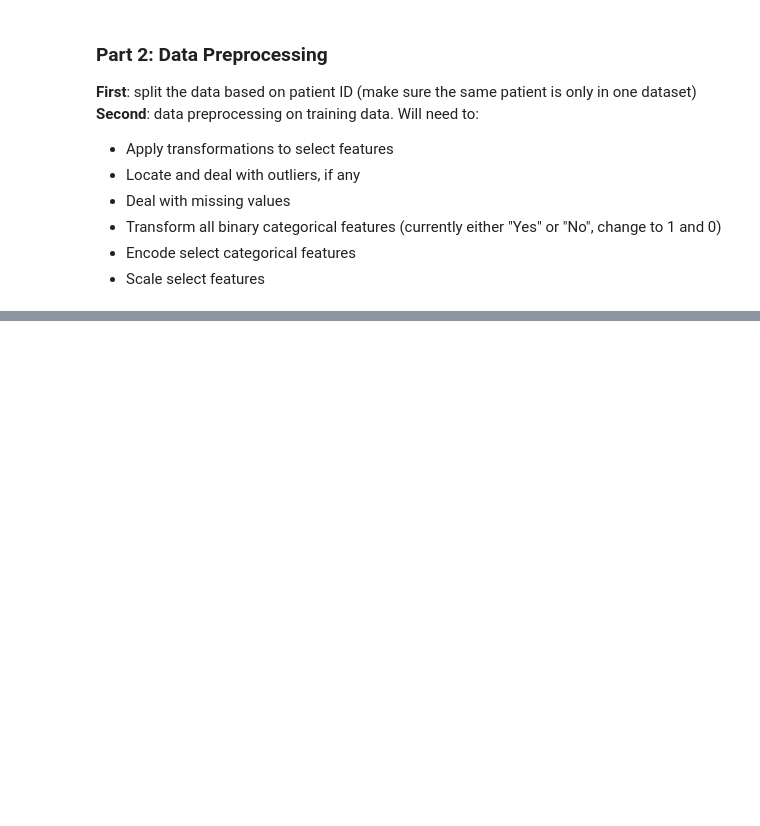
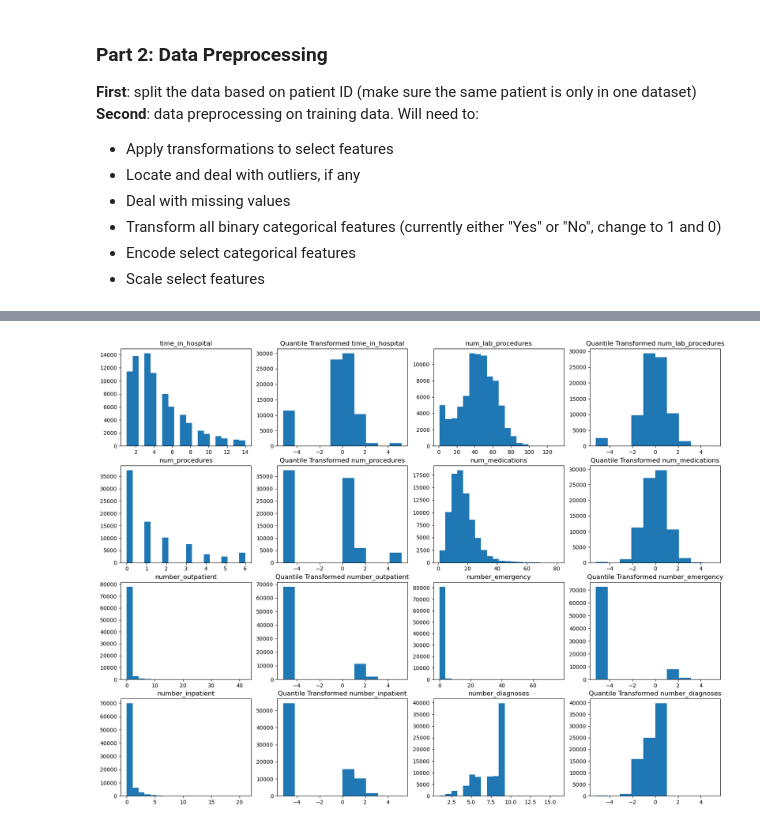
Before and after one commit to applewu265/PythonML_Projects, a Jupyter notebook: Diabetes_Readmission/diabetes_readmission.ipynb, the cells around one changed output, grey strips where cells are left out. Saved outputs shown, nothing was run; the diff lists cells and outputs as text; code cells hidden in the pictures; blank space fills up the shorter version.

```diff
--- a/Diabetes_Readmission/diabetes_readmission.ipynb
+++ b/Diabetes_Readmission/diabetes_readmission.ipynb
@@ -144,0 +155,5 @@ plt.show()
+# %%
+# try quantile transform
+from sklearn.preprocessing import QuantileTransformer
+qt_test = QuantileTransformer(output_distribution = "normal", random_state = 42)
+X_train_num_transformed = qt_test.fit_transform(X_train[num_cols])
@@ -144,0 +176,19 @@ plt.show()
+# %%
+# graph untransformed plots first
+plt.figure(figsize = (20, 15))
+for i in range(4):
+    for j in range(1, 5, 2):
+        plt.subplot(4, 4, (i * 4 + j))
+        curr_col = num_cols[(i * 4 + j) // 2 ]
+        plt.title(curr_col)
+        plt.hist(X_train[curr_col], bins = 20)
+# graph transformd plots
+for i in range(4):
+    for j in range(2, 5, 2):
+        plt.subplot(4, 4, (i * 4 + j))
+        curr_col = num_cols[(i * 4 + j) // 2 - 1]
+        plt.title("Quantile Transformed " + curr_col)
+        plt.hist(X_train_num_transformed[:,((i * 4 + j) // 2 - 1)])
+plt.show()
+# %% [output]
+[figure, added]
```
Also changed, not shown: parts of 15 cells of this notebook.
